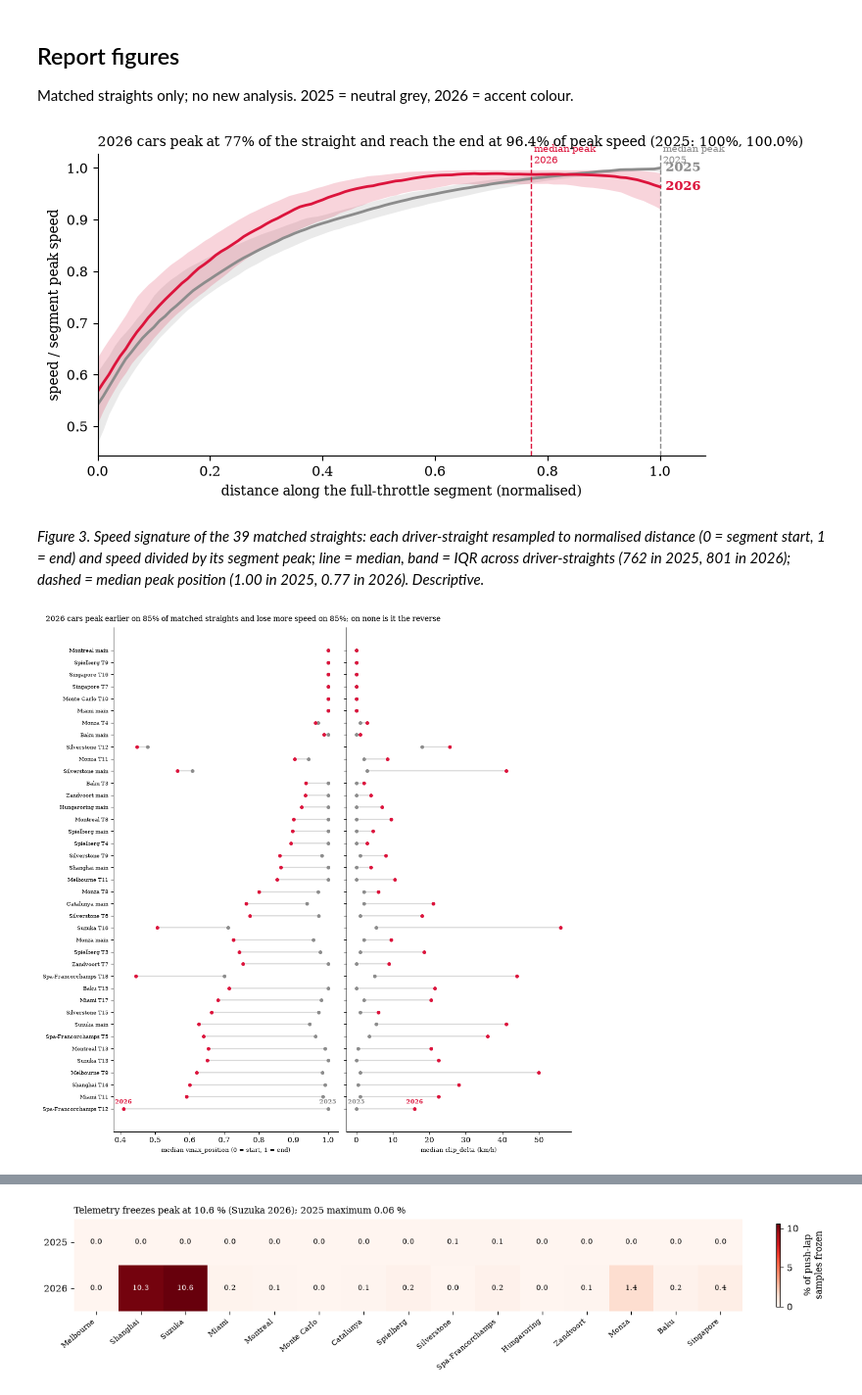
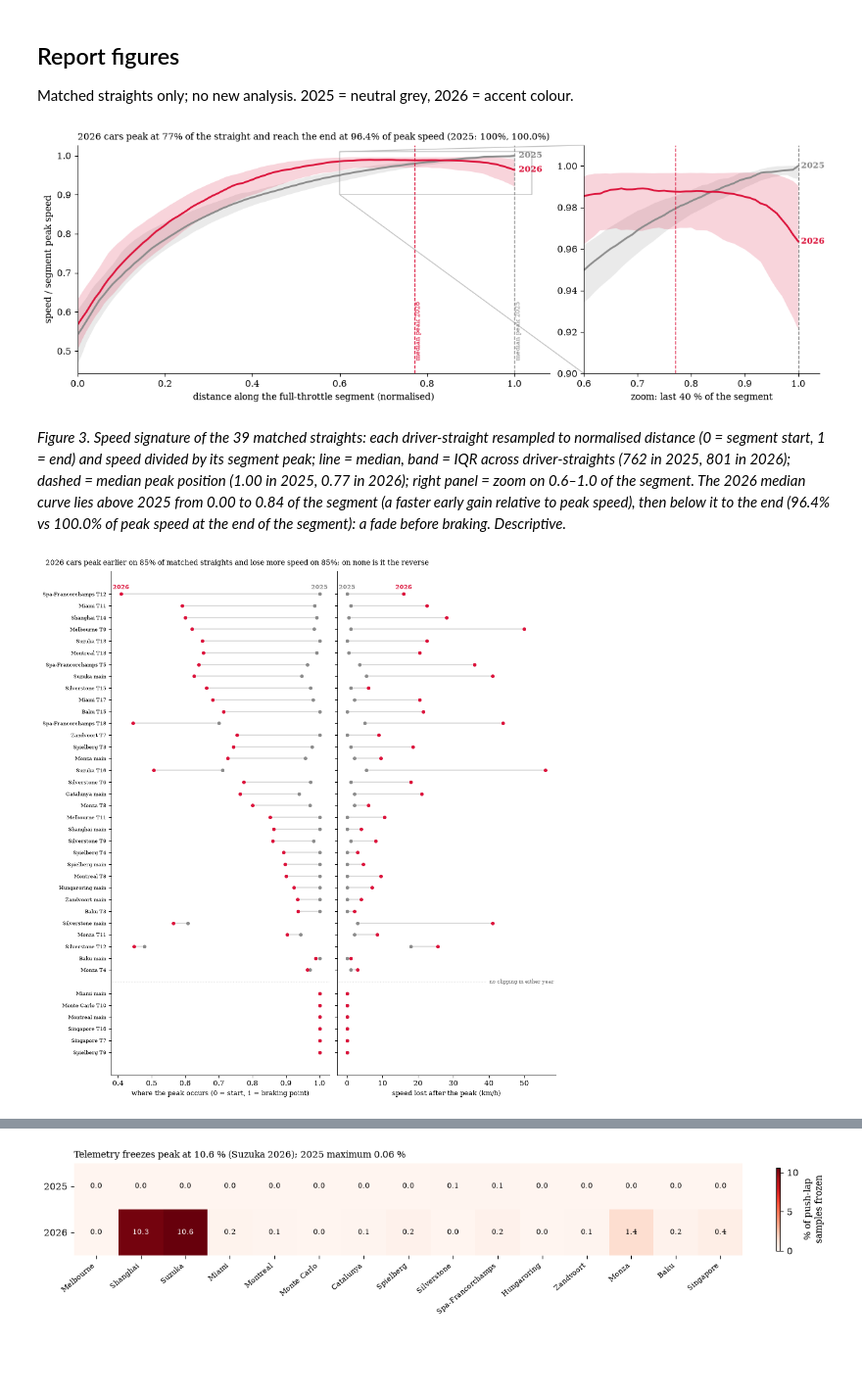
Before and after one commit to see7ien/Flat-Out, a Jupyter notebook: 03_regulations.ipynb, the cells around one changed output, grey strips where cells are left out. Shown at 98% size. Saved outputs shown, nothing was run; the diff lists cells and outputs as text; code cells hidden in the pictures; blank space fills up the shorter version.

Commit message:
Figure polish

```diff
--- a/03_regulations.ipynb
+++ b/03_regulations.ipynb
@@ -378,48 +378,72 @@ Matched straights only; no new analysis. 2025 = neutral grey, 2026 = accent colo
 # %%
 YEAR_COLOR = {2025: "0.55", 2026: "crimson"}
 
 
 def fig_title(ax, text):
     ax.set_title(text, fontsize=10, loc="left")
 
 
 prof = {y: np.vstack(v) for y, v in profiles.items()}
 vmed = matched.groupby("Year").vmax_position.median()
-fig, ax = plt.subplots(figsize=(8, 4))
-end_frac = {}
+fig, (ax, axz) = plt.subplots(1, 2, figsize=(12, 4.2), width_ratios=[2, 1], layout="constrained")
+end_frac, med = {}, {}
 for y, P in prof.items():
     q25, q50, q75 = np.nanpercentile(P, [25, 50, 75], axis=0)
-    end_frac[y] = q50[-1]
-    ax.fill_between(GRID, q25, q75, color=YEAR_COLOR[y], alpha=0.18, lw=0)
-    ax.plot(GRID, q50, color=YEAR_COLOR[y], lw=2)
-    ax.axvline(vmed[y], color=YEAR_COLOR[y], ls="--", lw=1)
+    end_frac[y], med[y] = q50[-1], q50
+    for a in (ax, axz):
+        a.fill_between(GRID, q25, q75, color=YEAR_COLOR[y], alpha=0.18, lw=0)
+        a.plot(GRID, q50, color=YEAR_COLOR[y], lw=2)
+        a.axvline(vmed[y], color=YEAR_COLOR[y], ls="--", lw=1)
     ax.text(1.01, q50[-1], f"{y}", color=YEAR_COLOR[y], va="center", fontsize=9, fontweight="bold")
-    ax.text(vmed[y], 1.003, f" median peak\n {y}", color=YEAR_COLOR[y], fontsize=7, va="bottom")
+    axz.text(1.005, q50[-1], f"{y}", color=YEAR_COLOR[y], va="center", fontsize=9, fontweight="bold")
+    ax.text(vmed[y], 0.47, f" median peak {y}", color=YEAR_COLOR[y], fontsize=7, va="bottom", rotation=90)
 ax.set(xlim=(0, 1.08), xlabel="distance along the full-throttle segment (normalised)", ylabel="speed / segment peak speed")
+axz.set(xlim=(0.6, 1.04), ylim=(0.90, 1.01), xlabel="zoom: last 40 % of the segment")
+ax.indicate_inset_zoom(axz, edgecolor="0.5")
 fig_title(ax, f"2026 cars peak at {vmed[2026]:.0%} of the straight and reach the end at {end_frac[2026]:.1%} of peak speed "
               f"(2025: {vmed[2025]:.0%}, {end_frac[2025]:.1%})")
 fig.savefig(FIG / "fig_regs_speed_signature.pdf")
 plt.show()
 # %% [output]
-[figure, old version]
+[figure, new version]
 # %%
+def _shape_text():
+    """Where the 2026 median curve lies above the 2025 one (relative to each segment's peak), computed from the curves."""
+    above = med[2026] > med[2025]
+    if not above.any():
+        return "The 2026 median curve does not lie above the 2025 one."
+    first = int(np.argmax(above))
+    cross = first + int(np.argmax(~above[first:])) if (~above[first:]).any() else len(GRID) - 1
+    return (f"The 2026 median curve lies above 2025 from {GRID[first]:.2f} to {GRID[cross]:.2f} of the segment (a faster early gain relative to "
+            f"peak speed), then below it to the end ({end_frac[2026]:.1%} vs {end_frac[2025]:.1%} of peak speed at the end of the segment): a fade "
+            "before braking.")
+
+
 caption("Figure", "signature", f"Speed signature of the {len(per)} matched straights: each driver-straight resampled to normalised distance (0 = segment "
         f"start, 1 = end) and speed divided by its segment peak; line = median, band = IQR across driver-straights ({len(prof[2025])} in 2025, "
-        f"{len(prof[2026])} in 2026); dashed = median peak position ({vmed[2025]:.2f} in 2025, {vmed[2026]:.2f} in 2026). Descriptive.")
+        f"{len(prof[2026])} in 2026); dashed = median peak position ({vmed[2025]:.2f} in 2025, {vmed[2026]:.2f} in 2026); right panel = zoom on "
+        "0.6–1.0 of the segment. " + _shape_text() + " Descriptive.")
 # %% [output]
-*Figure 3. Speed signature of the 39 matched straights: each driver-straight resampled to normalised distance (0 = segment start, 1 = end) and speed divided by its segment peak; line = median, band = IQR across driver-straights (762 in 2025, 801 in 2026); dashed = median peak position (1.00 in 2025, 0.77 in 2026). Descriptive.*
+*Figure 3. Speed signature of the 39 matched straights: each driver-straight resampled to normalised distance (0 = segment start, 1 = end) and speed divided by its segment peak; line = median, band = IQR across driver-straights (762 in 2025, 801 in 2026); dashed = median peak position (1.00 in 2025, 0.77 in 2026); right panel = zoom on 0.6–1.0 of the segment. The 2026 median curve lies above 2025 from 0.00 to 0.84 of the segment (a faster early gain relative to peak speed), then below it to the end (96.4% vs 100.0% of peak speed at the end of the segment): a fade before braking. Descriptive.*
 # %%
-order = diff.sort_values("vmax_position", ascending=False).index
-yy = np.arange(len(order))
-fig, axes = plt.subplots(1, 2, figsize=(10, 0.22 * len(order) + 1.6), sharey=True, layout="constrained")
-for ax, (m, label) in zip(axes, [("vmax_position", "median vmax_position (0 = start, 1 = end)"), ("clip_delta", "median clip_delta (km/h)")]):
+no_clip = (per[("clip_delta", 2025)] == 0) & (per[("clip_delta", 2026)] == 0)
+clipped = diff[~no_clip].sort_values("vmax_position").index  # largest move of the peak towards the start first
+order = list(clipped) + list(diff.index[no_clip])
+yy = np.r_[np.arange(len(clipped)), len(clipped) + 1 + np.arange(no_clip.sum())]  # one empty row before the no-clipping group
+fig, axes = plt.subplots(1, 2, figsize=(10, 0.22 * len(order) + 1.9), sharey=True, layout="constrained")
+for ax, (m, label) in zip(axes, [("vmax_position", "where the peak occurs (0 = start, 1 = braking point)"),
+                                 ("clip_delta", "speed lost after the peak (km/h)")]):
     a, b = per.loc[order, (m, 2025)], per.loc[order, (m, 2026)]
     ax.hlines(yy, a, b, color="0.85", lw=1.6, zorder=1)
     ax.scatter(a, yy, color=YEAR_COLOR[2025], s=16, zorder=2)
     ax.scatter(b, yy, color=YEAR_COLOR[2026], s=16, zorder=3)
-    ax.set_xlabel(label, fontsize=8)
-    for y, x in [(2025, a.iloc[-1]), (2026, b.iloc[-1])]:
-        ax.annotate(str(y), (x, yy[-1]), xytext=(0, 7), textcoords="offset points", ha="center", color=YEAR_COLOR[y], fontsize=8, fontweight="bold")
+    ax.set_xlabel(label, fontsize=9)
+    ax.axhline(len(clipped), color="0.85", lw=0.8, ls=":")
+    for y, x in [(2025, a.iloc[0]), (2026, b.iloc[0])]:
+        ax.annotate(str(y), (x, yy[0]), xytext=(0, 7), textcoords="offset points", ha="center", color=YEAR_COLOR[y], fontsize=8, fontweight="bold")
+if no_clip.any():
+    axes[1].text(axes[1].get_xlim()[1], len(clipped), "no clipping in either year ", ha="right", va="center", fontsize=7, color="0.45",
+                 backgroundcolor="white")
 axes[0].set_yticks(yy, order, fontsize=7)
 axes[0].invert_yaxis()
 _earlier, _more = (diff.vmax_position < 0).mean(), (diff.clip_delta > 0).mean()
@@ -429,5 +453,5 @@ fig.suptitle(f"2026 cars peak earlier on {_earlier:.0%} of matched straights and
 fig.savefig(FIG / "fig_regs_dumbbell.pdf")
 plt.show()
 # %% [output]
-[figure, old version]
+[figure, new version]
 # %%
```
Also changed, not shown: parts of 3 cells of this notebook, 6 other files.
